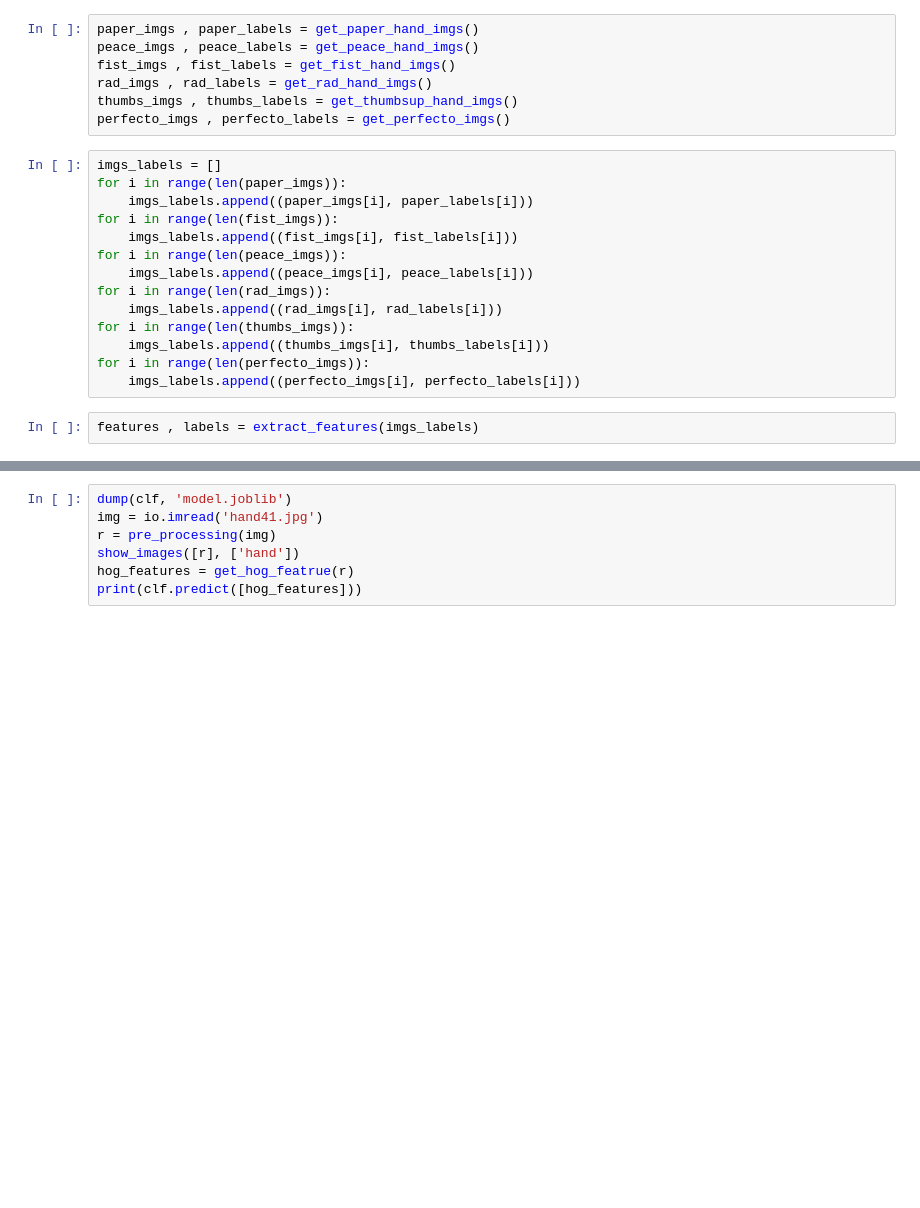
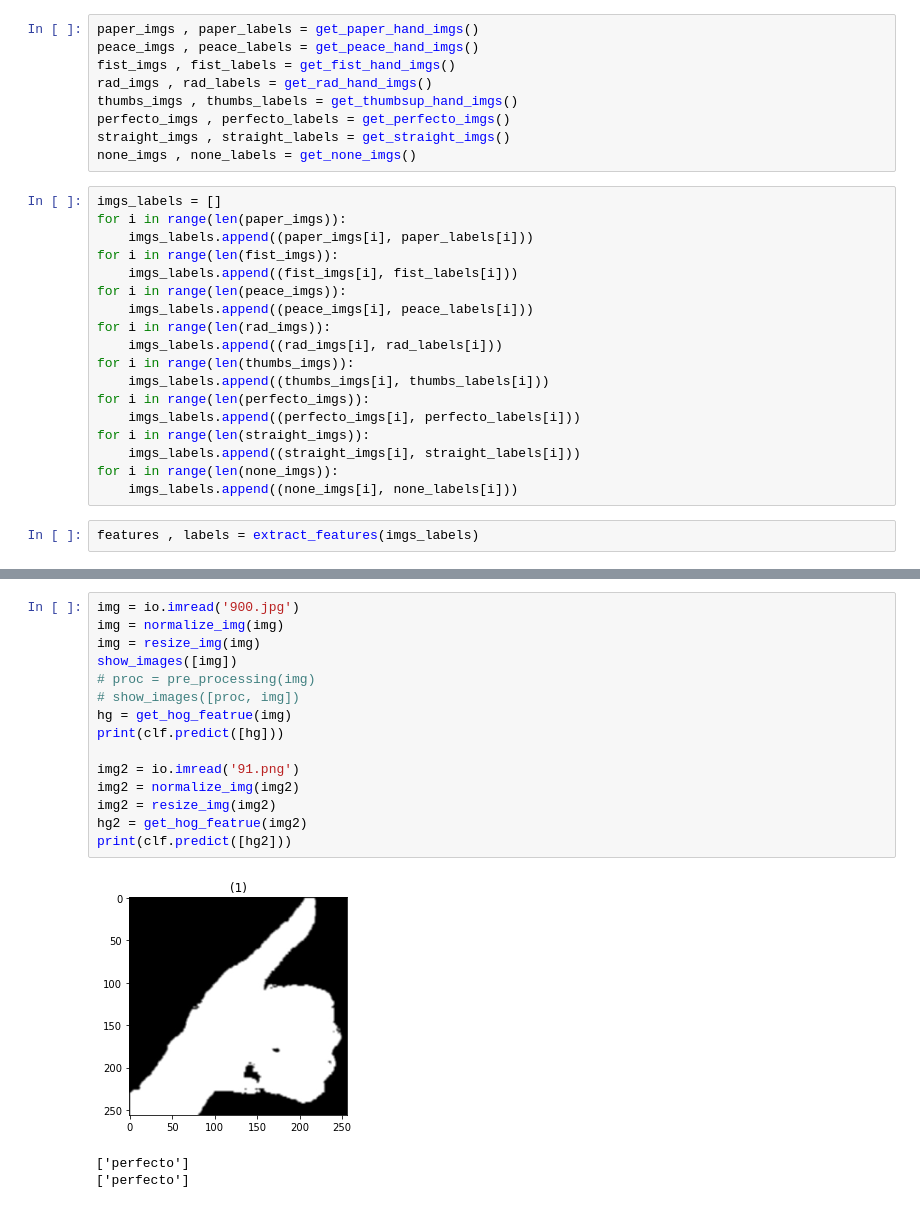
Before and after one commit to KarimAmrM/HandGestureDetection, a Jupyter notebook: detect_hand.ipynb, the cells around one changed output, grey strips where cells are left out. Cells and saved outputs as stored; diff of their text form; blank space fills up the shorter version.

```diff
--- a/detect_hand.ipynb
+++ b/detect_hand.ipynb
@@ -333,6 +398,8 @@ fist_imgs , fist_labels = get_fist_hand_imgs()
 rad_imgs , rad_labels = get_rad_hand_imgs()
 thumbs_imgs , thumbs_labels = get_thumbsup_hand_imgs()
 perfecto_imgs , perfecto_labels = get_perfecto_imgs()
+straight_imgs , straight_labels = get_straight_imgs()
+none_imgs , none_labels = get_none_imgs()
 # %%
 imgs_labels = []
 for i in range(len(paper_imgs)):
@@ -347,6 +414,10 @@ for i in range(len(thumbs_imgs)):
     imgs_labels.append((thumbs_imgs[i], thumbs_labels[i]))
 for i in range(len(perfecto_imgs)):
     imgs_labels.append((perfecto_imgs[i], perfecto_labels[i]))
+for i in range(len(straight_imgs)):
+    imgs_labels.append((straight_imgs[i], straight_labels[i]))
+for i in range(len(none_imgs)):
+    imgs_labels.append((none_imgs[i], none_labels[i]))
 # %%
 features , labels = extract_features(imgs_labels)
 # %%
@@ -355,7 +428,19 @@ clf.fit(features, labels)
-# %%
-dump(clf, 'model.joblib')
-img = io.imread('hand41.jpg')
-r = pre_processing(img)
-show_images([r], ['hand'])
-hog_features = get_hog_featrue(r)
-print(clf.predict([hog_features]))
+# %%
+img = io.imread('900.jpg')
+img = normalize_img(img)
+img = resize_img(img)
+show_images([img])
+# proc = pre_processing(img)
+# show_images([proc, img])
+hg = get_hog_featrue(img)
+print(clf.predict([hg]))
+
+img2 = io.imread('91.png')
+img2 = normalize_img(img2)
+img2 = resize_img(img2)
+hg2 = get_hog_featrue(img2)
+print(clf.predict([hg2]))
+# %% [output]
+[figure, added]
+['perfecto']
+['perfecto']
```
Also changed, not shown: parts of 7 cells of this notebook, 2 other files.
